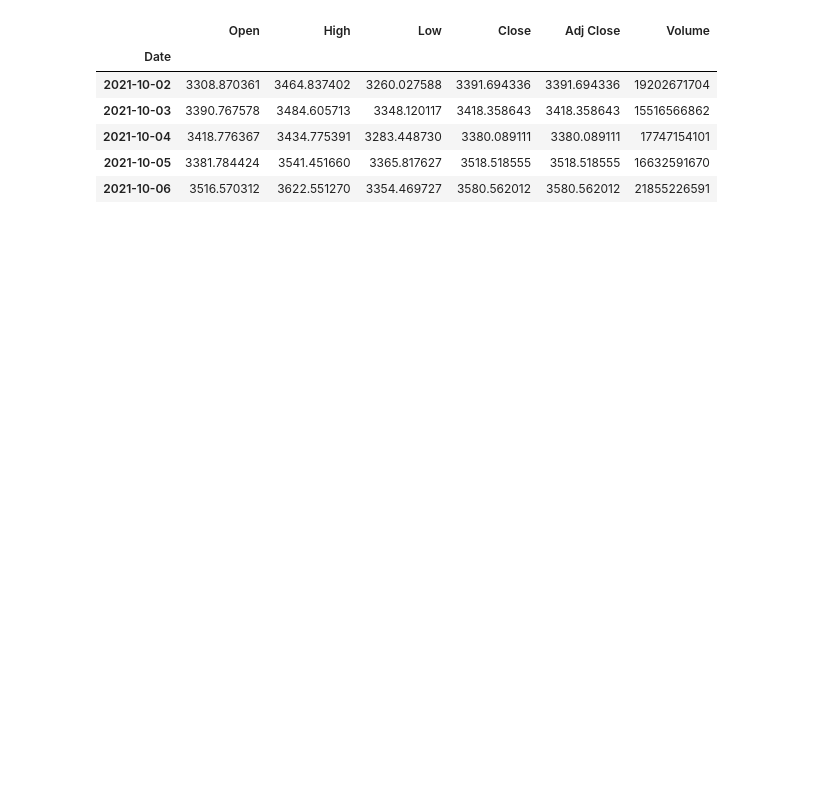
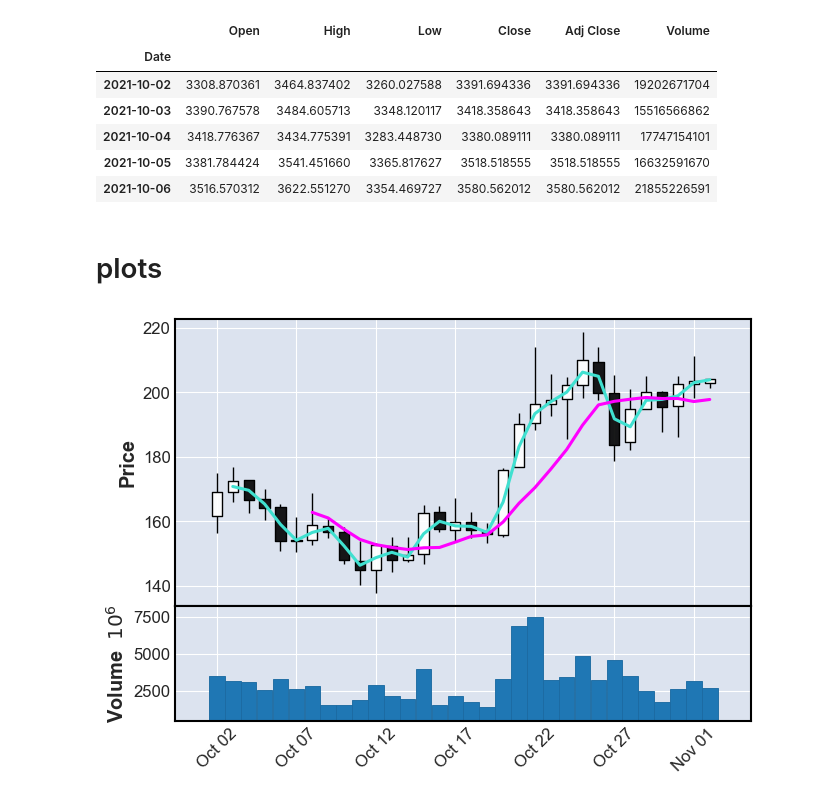
Before and after one commit to MattChinchilla/DATA_SCIENCE, a Jupyter notebook: TimeSeries/crypto_forecast_v1.ipynb, the cells around one changed output. Drawn from its saved outputs; the diff is of its cells as text; code cells hidden in the pictures; blank space fills up the shorter version.

Commit message:
experment with plots

```diff
--- a/TimeSeries/crypto_forecast_v1.ipynb
+++ b/TimeSeries/crypto_forecast_v1.ipynb
@@ -41,7 +41,7 @@ df2 = fetchData(url)
 import yfinance as yf
 import pandas as pd
 
-tickerStrings = ['ETH-USD', 'SOL1-USD']
+tickerStrings = ['SOL1-USD']
 
 #start =
 period = '1mo'
@@ -86,3 +85,5 @@ split['ETH-USD'].head()
 | 2021-10-04 | 3418.776367 | 3434.775391 | 3283.448730 | 3380.089111 | 3380.089111 | 17747154101 |
 | 2021-10-05 | 3381.784424 | 3541.451660 | 3365.817627 | 3518.518555 | 3518.518555 | 16632591670 |
 | 2021-10-06 | 3516.570312 | 3622.551270 | 3354.469727 | 3580.562012 | 3580.562012 | 21855226591 |
+# %% [markdown]
+# plots
@@ -88,0 +95,7 @@ split['ETH-USD'].head()
+# %%
+#try mplfinance
+import mplfinance as mpf
+
+mpf.plot(df,type = 'candle',volume = True,mav = (2,7))
+# %% [output]
+[figure, added]
```
Also changed, not shown: parts of 2 cells of this notebook.
